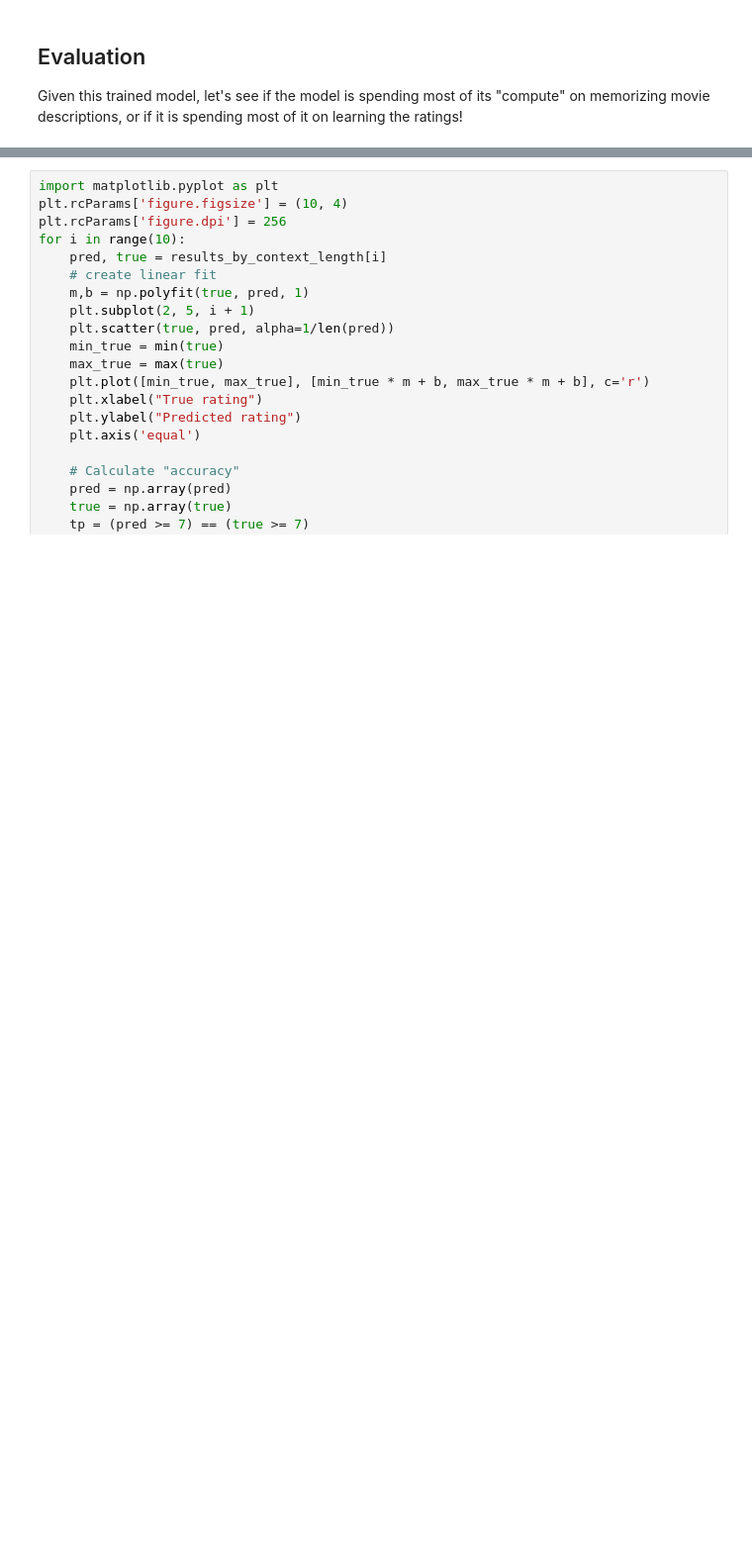
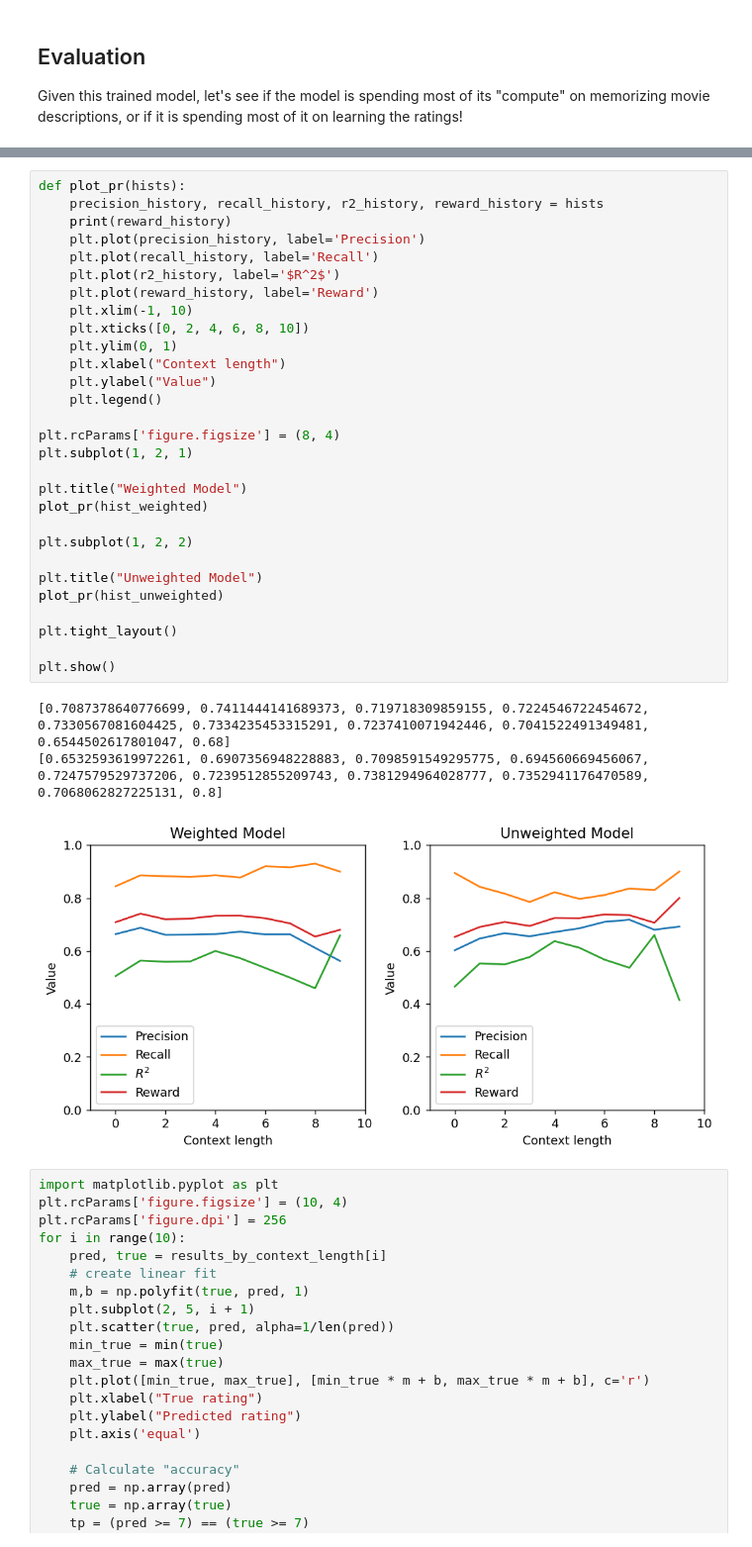
Before and after one commit to anrath/LetterBoxd-RL-Rec, a Jupyter notebook: training/lang_model.ipynb, the cells around one changed output, grey strips where cells are left out. Shown at 99% size. Saved outputs shown, nothing was run; the diff lists cells and outputs as text; blank space fills up the shorter version.

```diff
--- a/training/lang_model.ipynb
+++ b/training/lang_model.ipynb
@@ -356,3 +574,36 @@ with tqdm.tqdm(range(100000, 100100), desc='Evaluating') as pbar:
+# %%
+def plot_pr(hists):
+    precision_history, recall_history, r2_history, reward_history = hists
+    print(reward_history)
+    plt.plot(precision_history, label='Precision')
+    plt.plot(recall_history, label='Recall')
+    plt.plot(r2_history, label='$R^2$')
+    plt.plot(reward_history, label='Reward')
+    plt.xlim(-1, 10)
+    plt.xticks([0, 2, 4, 6, 8, 10])
+    plt.ylim(0, 1)
+    plt.xlabel("Context length")
+    plt.ylabel("Value")
+    plt.legend()
+
+plt.rcParams['figure.figsize'] = (8, 4)
+plt.subplot(1, 2, 1)
+
+plt.title("Weighted Model")
+plot_pr(hist_weighted)
+
+plt.subplot(1, 2, 2)
+
+plt.title("Unweighted Model")
+plot_pr(hist_unweighted)
+
+plt.tight_layout()
+
+plt.show()
+# %% [output]
+[0.7087378640776699, 0.7411444141689373, 0.719718309859155, 0.7224546722454672, 0.7330567081604425, 0.7334235453315291, 0.7237410071942446, 0.7041522491349481, 0.6544502617801047, 0.68]
+[0.6532593619972261, 0.6907356948228883, 0.7098591549295775, 0.694560669456067, 0.7247579529737206, 0.7239512855209743, 0.7381294964028777, 0.7352941176470589, 0.7068062827225131, 0.8]
+[figure, added]
 # %%
 import matplotlib.pyplot as plt
 plt.rcParams['figure.figsize'] = (10, 4)
```
Also changed, not shown: parts of 19 cells of this notebook.
